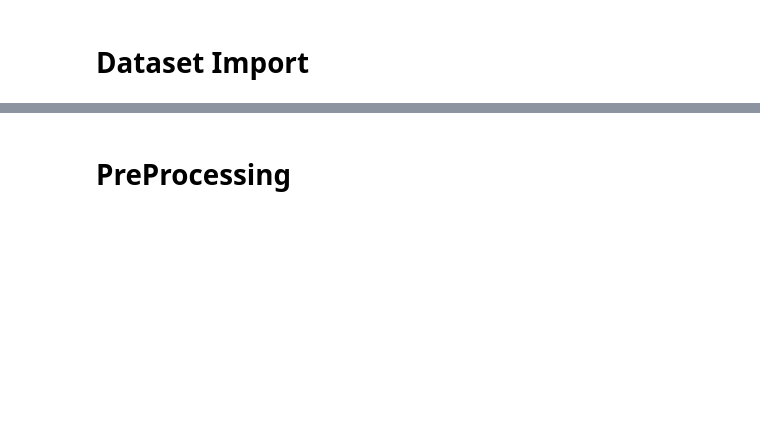
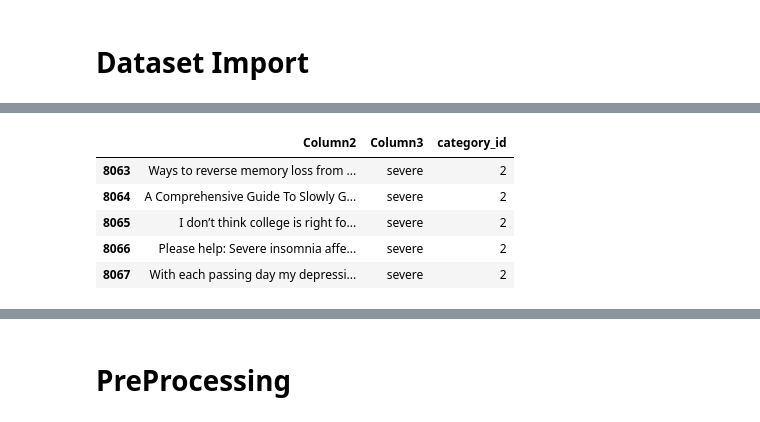
Before and after one commit to sanduerhan/Licenta, a Jupyter notebook: code.ipynb, the cells around one changed output, grey strips where cells are left out. Drawn from its saved outputs; the diff is of its cells as text; code cells hidden in the pictures; blank space fills up the shorter version.

```diff
--- a/code.ipynb
+++ b/code.ipynb
@@ -14,0 +5,68 @@ test_y = testset["Column3"]
+# %%
+#importing the dataset
+import pandas as pd
+import nltk
+from sklearn.feature_extraction.text import TfidfVectorizer
+import openpyxl
+from nltk.corpus import stopwords, words, wordnet
+from nltk.stem import WordNetLemmatizer
+from nltk.tokenize import word_tokenize
+import re, string
+from string import punctuation, digits
+from sklearn.feature_extraction.text import CountVectorizer
+from sklearn.naive_bayes import MultinomialNB
+from sklearn import metrics
+from imblearn.over_sampling import SMOTE
+from imblearn.over_sampling import RandomOverSampler
+from sklearn.model_selection import train_test_split
+from sklearn.ensemble import AdaBoostClassifier
+from sklearn.preprocessing import LabelEncoder
+from sklearn.metrics import accuracy_score
+from sklearn.datasets import make_classification
+from sklearn.model_selection import cross_val_score
+from sklearn.model_selection import RepeatedStratifiedKFold
+from sklearn.linear_model import LogisticRegression
+from nltk.tokenize import sent_tokenize, word_tokenize
+import gensim
+from gensim.models import Word2Vec
+import tensorflow as tf
+from tensorflow import keras
+from keras.preprocessing.text import one_hot,Tokenizer
+from keras.preprocessing.sequence import pad_sequences
+import numpy as np
+from keras.initializers import Constant
+from keras import layers
+from keras.layers import ReLU
+from keras.layers import Dropout
+from keras.models import Sequential
+from keras.layers import Dense , Flatten ,Embedding,Input,CuDNNLSTM,LSTM
+from keras.models import Model
+nltk.download('punkt')
+nltk.download('averaged_perceptron_tagger')
+nltk.download('wordnet')
+nltk.download('stopwords')
+
+col_list = ["Column2", "Column3"]
+dataset = pd.read_excel("Training.data.xlsx", usecols=col_list)
+testset = pd.read_excel("Dev.xlsx", usecols=col_list)
+
+
+def add_category_id(dataset):
+  dataset['category_id'] = dataset['Column3'].factorize()[0]
+  category_id_dataset = dataset[['Column3', 'category_id']].drop_duplicates()
+
+  category_to_id = dict(category_id_dataset.values)
+  id_to_category = dict(category_id_dataset[['category_id', 'Column3']].values)
+  return dataset,category_to_id, id_to_category
+
+dataset, category_to_id_train, id_to_category_train = add_category_id(dataset)
+testset, category_to_id_test, id_to_category_test = add_category_id(testset)
+
+train_x = dataset["Column2"]
+train_y = dataset["category_id"]
+test_x = testset["Column2"]
+test_y = testset["category_id"]
+
+
+dataset.tail()
+# %% [output]
@@ -14,0 +83,6 @@ test_y = testset["Column3"]
+|  | Column2 | Column3 | category_id |
+| 8063 | Ways to reverse memory loss from ... | severe | 2 |
+| 8064 | A Comprehensive Guide To Slowly G... | severe | 2 |
+| 8065 | I don’t think college is right fo... | severe | 2 |
+| 8066 | Please help: Severe insomnia affe... | severe | 2 |
+| 8067 | With each passing day my depressi... | severe | 2 |
```
Also changed, not shown: parts of 38 cells of this notebook.
